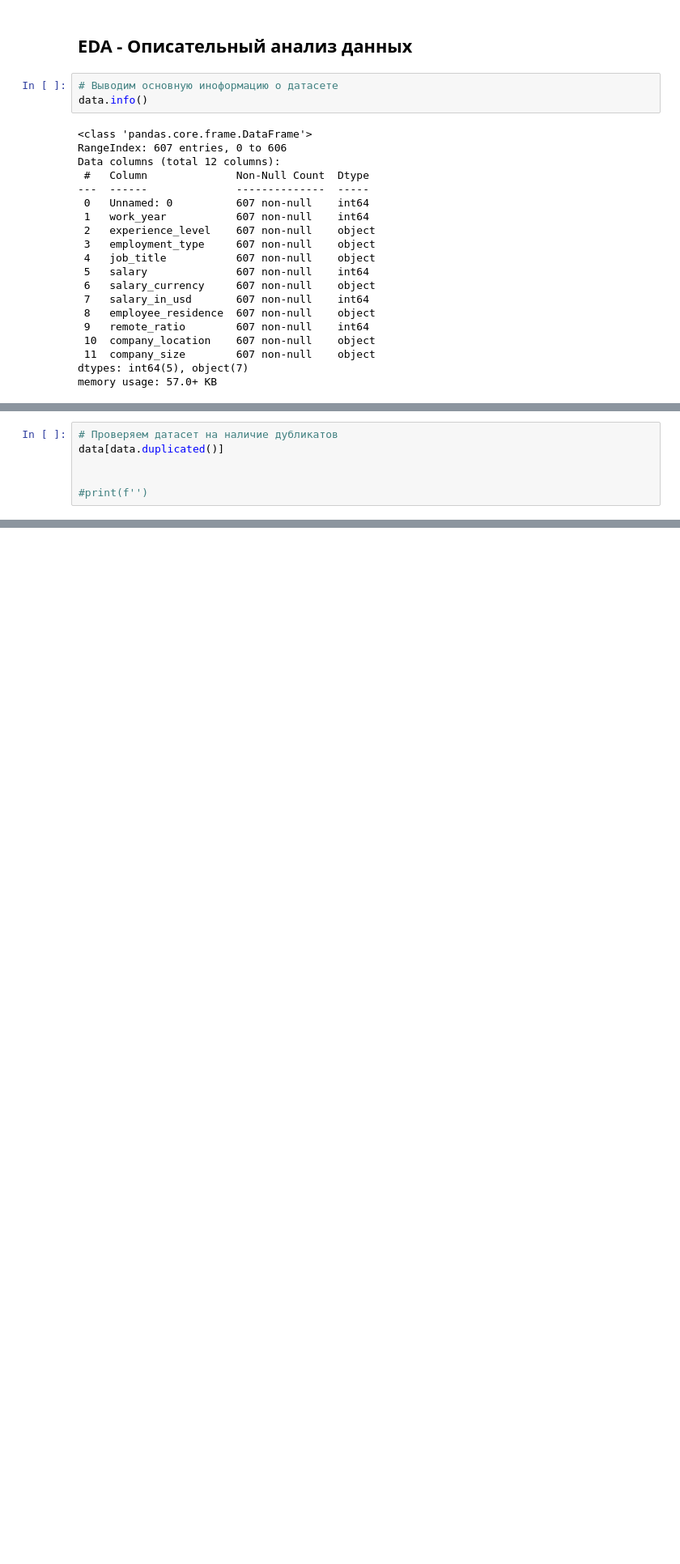
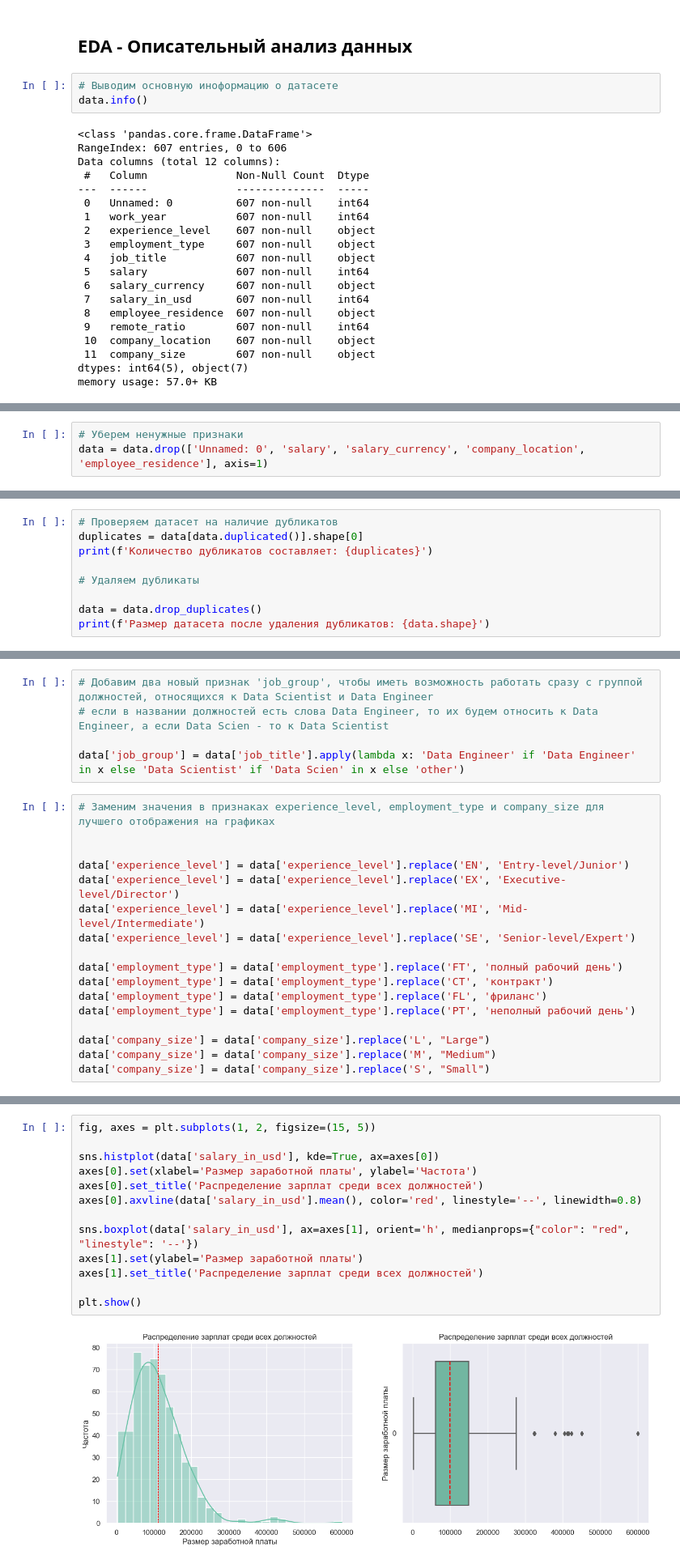
Before and after one commit to DenisBaburin/ds_school_148, a Jupyter notebook: DS_school/EDA-4_Статистические тесты/EDA-4_Статистические тесты_практика.ipynb, the cells around one changed output, grey strips where cells are left out. Shown at 81% size. Drawn from its saved outputs; the diff is of its cells as text; blank space fills up the shorter version.

```diff
--- a/DS_school/EDA-4_Статистические тесты/EDA-4_Статистические тесты_практика.ipynb
+++ b/DS_school/EDA-4_Статистические тесты/EDA-4_Статистические тесты_практика.ipynb
@@ -62,0 +143,3 @@ memory usage: 57.0+ KB
+# %%
+# Уберем ненужные признаки
+data = data.drop(['Unnamed: 0', 'salary', 'salary_currency', 'company_location', 'employee_residence'], axis=1)
@@ -63,7 +166,10 @@ memory usage: 57.0+ KB
 # %%
 # Проверяем датасет на наличие дубликатов
-data[data.duplicated()]
+duplicates = data[data.duplicated()].shape[0]
+print(f'Количество дубликатов составляет: {duplicates}')
 
+# Удаляем дубликаты
 
-#print(f'')
+data = data.drop_duplicates()
+print(f'Размер датасета после удаления дубликатов: {data.shape}')
 # %% [output]
@@ -70,0 +178,22 @@ data[data.duplicated()]
+# %%
+# Добавим два новый признак 'job_group', чтобы иметь возможность работать сразу с группой должностей, относящихся к Data Scientist и Data Engineer
+# если в названии должностей есть слова Data Engineer, то их будем относить к Data Engineer, а если Data Scien - то к Data Scientist
+
+data['job_group'] = data['job_title'].apply(lambda x: 'Data Engineer' if 'Data Engineer' in x else 'Data Scientist' if 'Data Scien' in x else 'other')
+# %%
+# Заменим значения в признаках experience_level, employment_type и company_size для лучшего отображения на графиках
+
+
+data['experience_level'] = data['experience_level'].replace('EN', 'Entry-level/Junior')
+data['experience_level'] = data['experience_level'].replace('EX', 'Executive-level/Director')
+data['experience_level'] = data['experience_level'].replace('MI', 'Mid-level/Intermediate')
+data['experience_level'] = data['experience_level'].replace('SE', 'Senior-level/Expert')
+
+data['employment_type'] = data['employment_type'].replace('FT', 'полный рабочий день')
+data['employment_type'] = data['employment_type'].replace('CT', 'контракт')
+data['employment_type'] = data['employment_type'].replace('FL', 'фриланс')
+data['employment_type'] = data['employment_type'].replace('PT', 'неполный рабочий день')
+
+data['company_size'] = data['company_size'].replace('L', "Large")
+data['company_size'] = data['company_size'].replace('M', "Medium")
+data['company_size'] = data['company_size'].replace('S', "Small")
@@ -70,0 +202,15 @@ data[data.duplicated()]
+# %%
+fig, axes = plt.subplots(1, 2, figsize=(15, 5))
+
+sns.histplot(data['salary_in_usd'], kde=True, ax=axes[0])
+axes[0].set(xlabel='Размер заработной платы', ylabel='Частота')
+axes[0].set_title('Распределение зарплат среди всех должностей')
+axes[0].axvline(data['salary_in_usd'].mean(), color='red', linestyle='--', linewidth=0.8)
+
+sns.boxplot(data['salary_in_usd'], ax=axes[1], orient='h', medianprops={"color": "red", "linestyle": '--'})
+axes[1].set(ylabel='Размер заработной платы')
+axes[1].set_title('Распределение зарплат среди всех должностей')
+
+plt.show()
+# %% [output]
+[figure, added]
```
Also changed, not shown: parts of 38 cells of this notebook.
